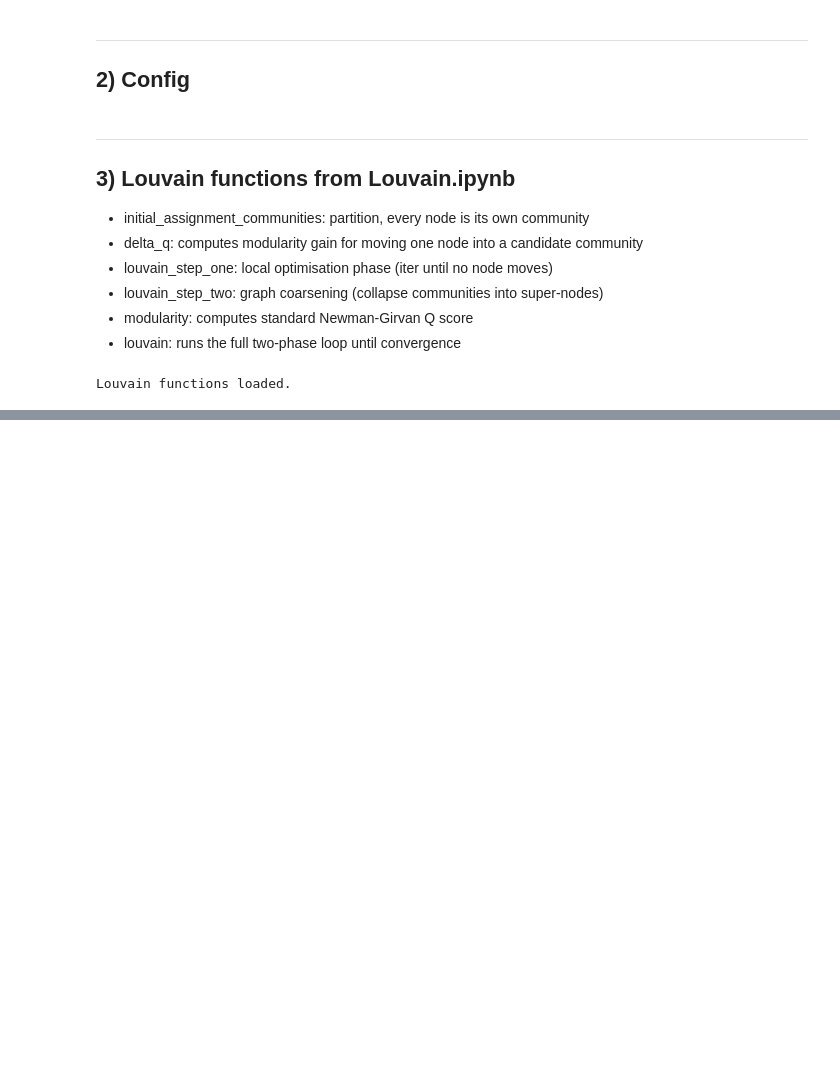
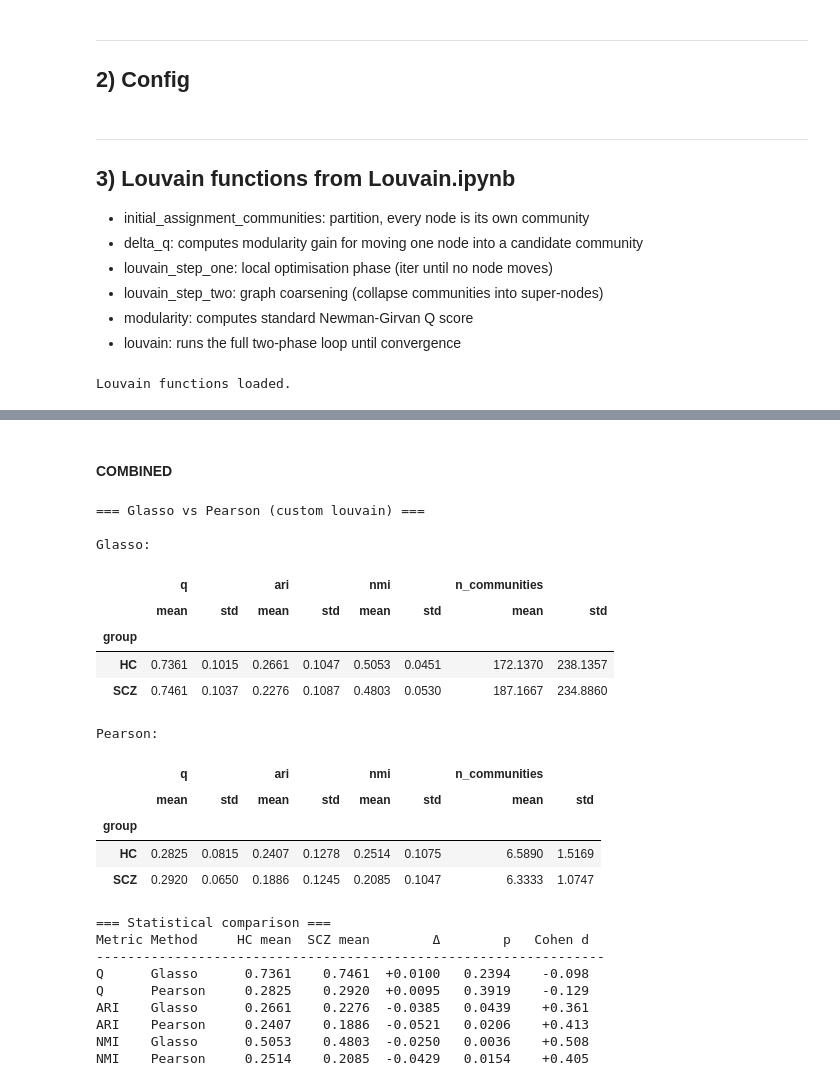
Before and after one commit to kkentia/SMA-schizo-nets, a Jupyter notebook: louvain_visualizations.ipynb, the cells around one changed output, grey strips where cells are left out. Cells and saved outputs as stored; diff of their text form; code cells hidden in the pictures; blank space fills up the shorter version.

```diff
--- a/louvain_visualizations.ipynb
+++ b/louvain_visualizations.ipynb
@@ -287,0 +886,63 @@ Louvain functions loaded.
+# %% [markdown]
+#### COMBINED
+# %%
+def cohens_d(a, b):
+    """Pooled-SD Cohen's d effect size."""
+    pooled_std = np.sqrt((np.std(a, ddof=1)**2 + np.std(b, ddof=1)**2) / 2)
+    return (np.mean(a) - np.mean(b)) / pooled_std
+
+
+# ── Step 4: side-by-side comparison with Glasso ──────────────────────────────
+# This is the dual-method comparison that is scientifically interesting.
+# Tag both dataframes with a method label and concatenate for unified plotting.
+df_glasso['method'] = 'Glasso'
+df_pearson['method'] = 'Pearson'
+df_all = pd.concat([df_glasso, df_pearson], ignore_index=True)
+
+print('\n=== Glasso vs Pearson (custom louvain) ===')
+print('\nGlasso:')
+display(df_glasso[['group','q','ari','nmi','n_communities']]
+        .groupby('group').agg(['mean','std']).round(4))
+print('\nPearson:')
+display(df_pearson[['group','q','ari','nmi','n_communities']]
+        .groupby('group').agg(['mean','std']).round(4))
+
+
+# ── Step 5: statistical tests for both methods ───────────────────────────────
+print('\n=== Statistical comparison ===')
+print(f"{'Metric':<6} {'Method':<8} {'HC mean':>9} {'SCZ mean':>9} "
+      f"{'Δ':>8} {'p':>8} {'Cohen d':>9}")
+print('-' * 65)
+for metric in ['q', 'ari', 'nmi']:
+    for method, dfm in [('Glasso', df_glasso), ('Pearson', df_pearson)]:
+        hc_v  = dfm[dfm.group=='HC'][metric].values
+        scz_v = dfm[dfm.group=='SCZ'][metric].values
+        _, p  = mannwhitneyu(hc_v, scz_v, alternative='two-sided')
+        d     = cohens_d(hc_v, scz_v)
+        delta = scz_v.mean() - hc_v.mean()
+        print(f'{metric.upper():<6} {method:<8} {hc_v.mean():>9.4f} '
+              f'{scz_v.mean():>9.4f} {delta:>+8.4f} {p:>8.4f} {d:>+9.3f}')
+# %% [output]
+=== Glasso vs Pearson (custom louvain) ===
+
+Glasso:
+|  | q |  | ari |  | nmi |  | n_communities |  |
+|  | mean | std | mean | std | mean | std | mean | std |
+| group |  |  |  |  |  |  |  |  |
+| HC | 0.7361 | 0.1015 | 0.2661 | 0.1047 | 0.5053 | 0.0451 | 172.1370 | 238.1357 |
+| SCZ | 0.7461 | 0.1037 | 0.2276 | 0.1087 | 0.4803 | 0.0530 | 187.1667 | 234.8860 |
+Pearson:
+|  | q |  | ari |  | nmi |  | n_communities |  |
+|  | mean | std | mean | std | mean | std | mean | std |
+| group |  |  |  |  |  |  |  |  |
+| HC | 0.2825 | 0.0815 | 0.2407 | 0.1278 | 0.2514 | 0.1075 | 6.5890 | 1.5169 |
+| SCZ | 0.2920 | 0.0650 | 0.1886 | 0.1245 | 0.2085 | 0.1047 | 6.3333 | 1.0747 |
+=== Statistical comparison ===
+Metric Method     HC mean  SCZ mean        Δ        p   Cohen d
+-----------------------------------------------------------------
+Q      Glasso      0.7361    0.7461  +0.0100   0.2394    -0.098
+Q      Pearson     0.2825    0.2920  +0.0095   0.3919    -0.129
+ARI    Glasso      0.2661    0.2276  -0.0385   0.0439    +0.361
+ARI    Pearson     0.2407    0.1886  -0.0521   0.0206    +0.413
+NMI    Glasso      0.5053    0.4803  -0.0250   0.0036    +0.508
+NMI    Pearson     0.2514    0.2085  -0.0429   0.0154    +0.405
```
Also changed, not shown: parts of 24 cells of this notebook.
